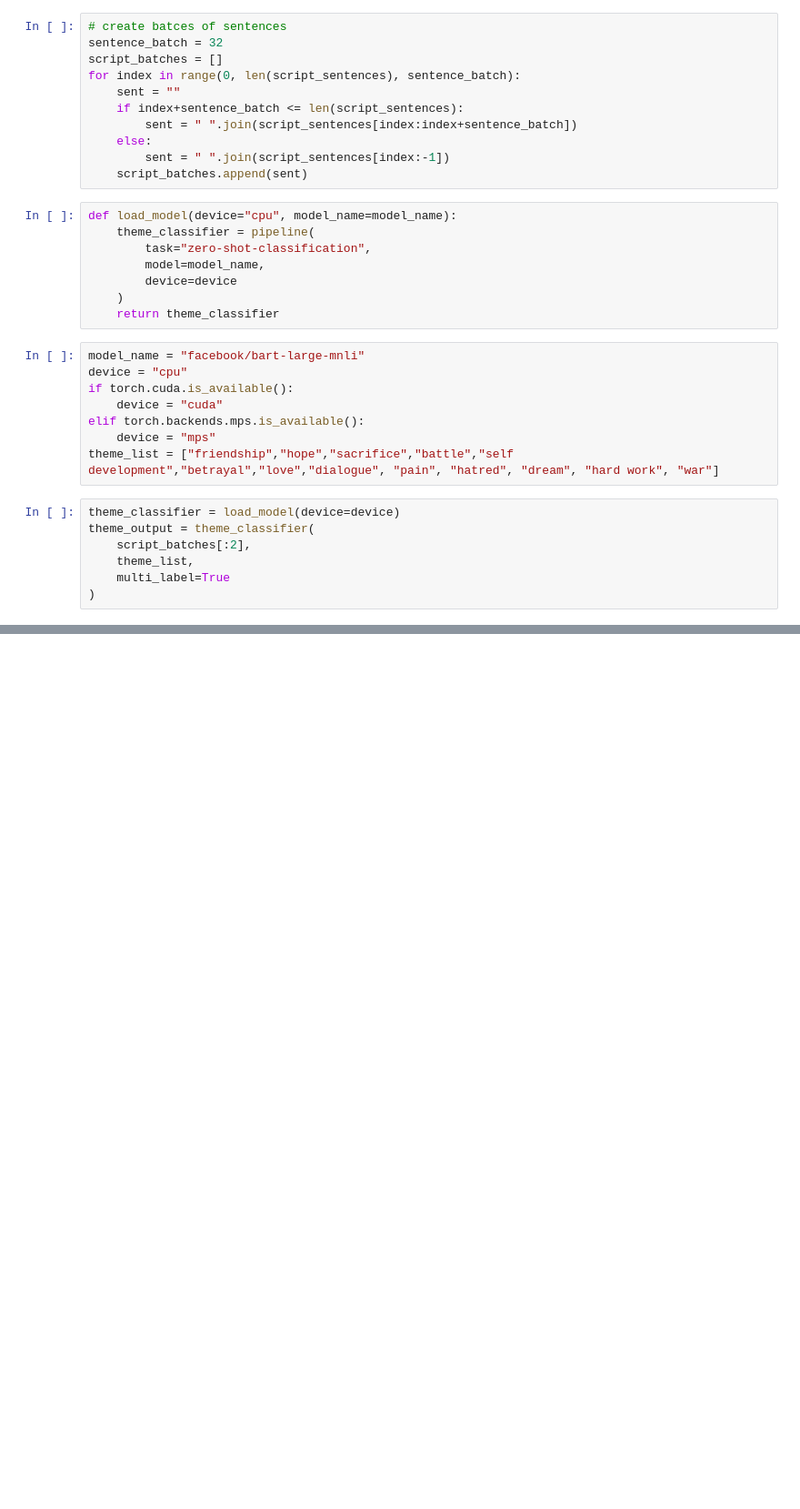
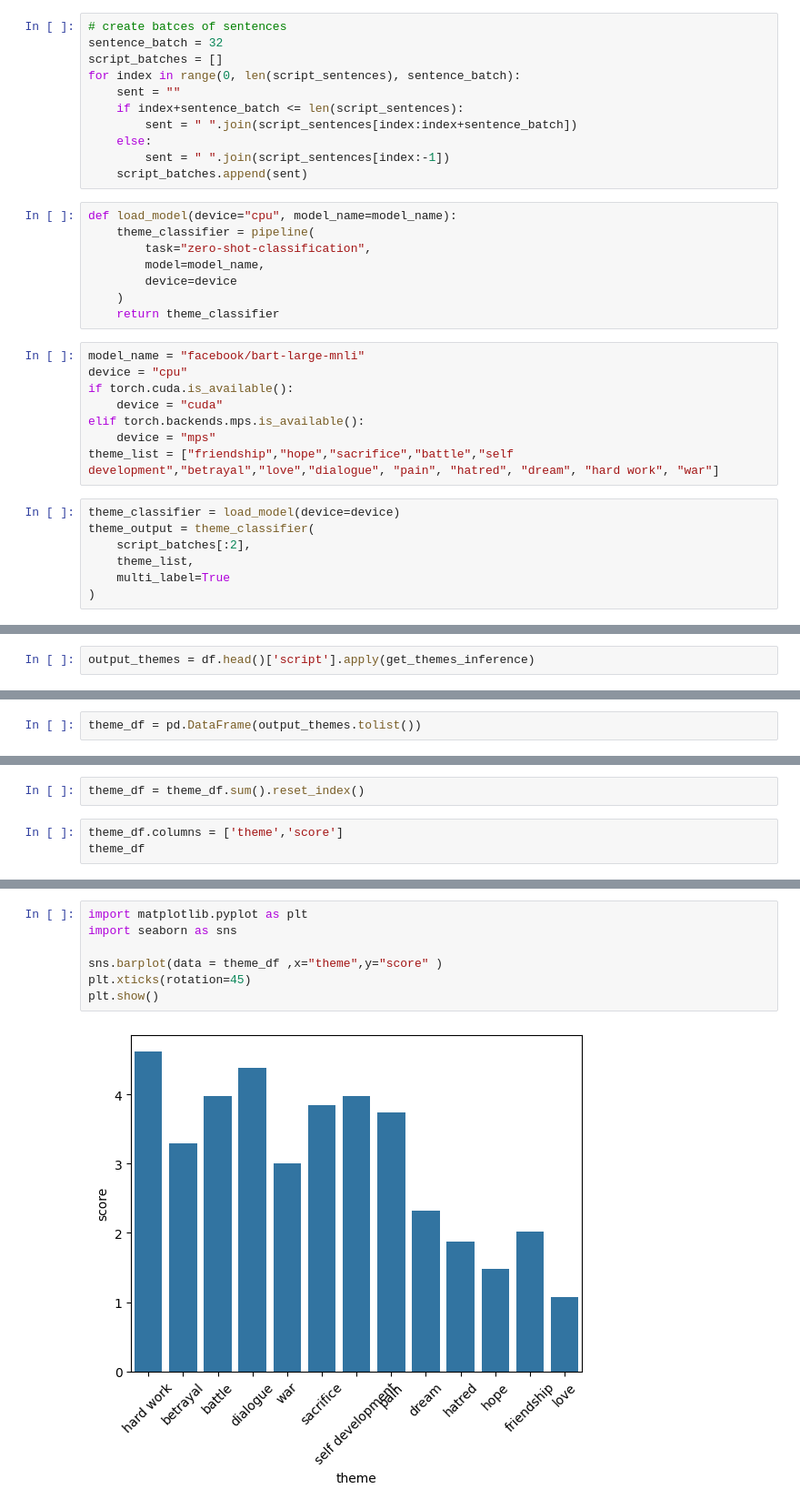
Before and after one commit to natek-1/nlp_series_analysis, a Jupyter notebook: crawler/theme_classification.ipynb, the cells around one changed output, grey strips where cells are left out. Shown at 91% size. Drawn from its saved outputs; the diff is of its cells as text; blank space fills up the shorter version.

```diff
--- a/crawler/theme_classification.ipynb
+++ b/crawler/theme_classification.ipynb
@@ -208,0 +299,2 @@ theme_output
+# %%
+output_themes = df.head()['script'].apply(get_themes_inference)
@@ -208,0 +321,2 @@ theme_output
+# %%
+theme_df = pd.DataFrame(output_themes.tolist())
@@ -208,0 +332,5 @@ theme_output
+# %%
+theme_df = theme_df.sum().reset_index()
+# %%
+theme_df.columns = ['theme','score']
+theme_df
@@ -208,0 +352,9 @@ theme_output
+# %%
+import matplotlib.pyplot as plt
+import seaborn as sns
+
+sns.barplot(data = theme_df ,x="theme",y="score" )
+plt.xticks(rotation=45)
+plt.show()
+# %% [output]
+[figure, added]
```
Also changed, not shown: parts of 11 cells of this notebook, 1 other file.
